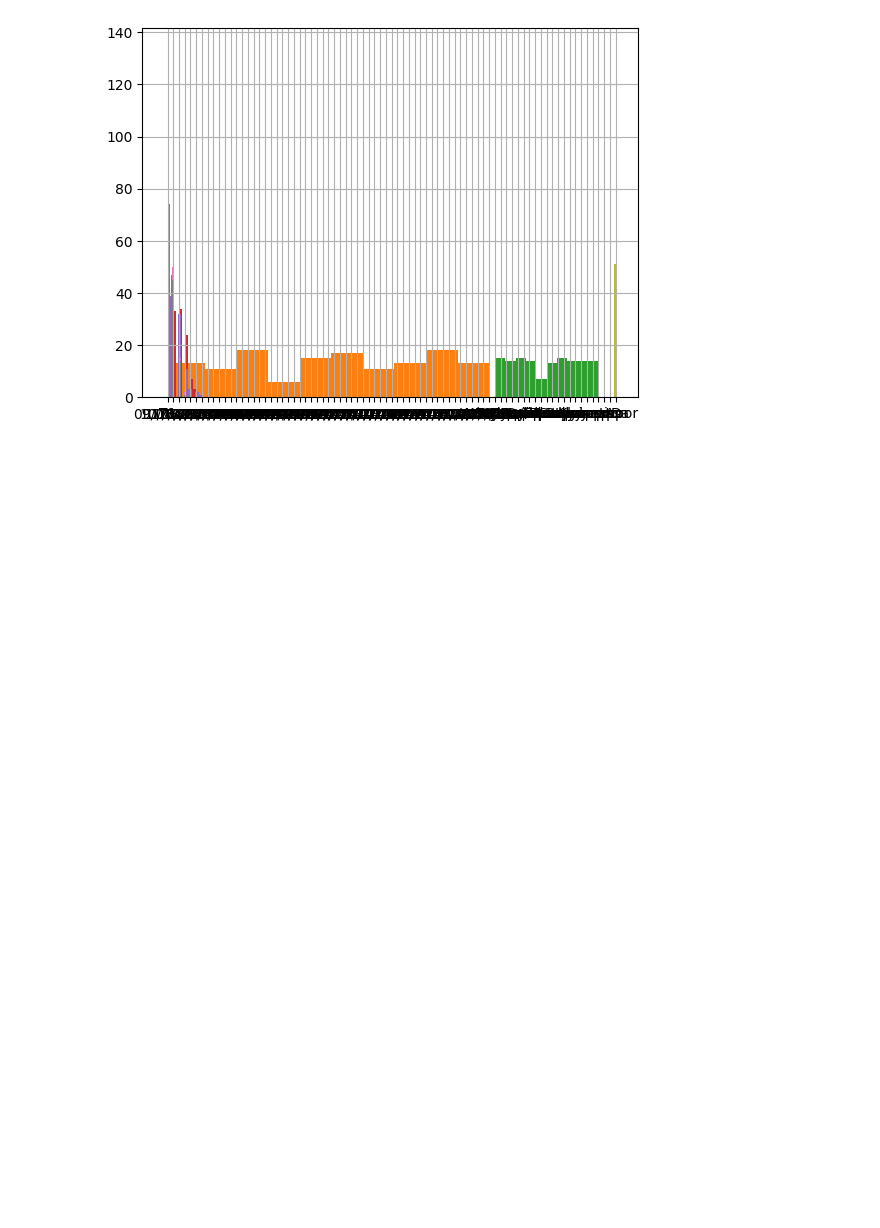
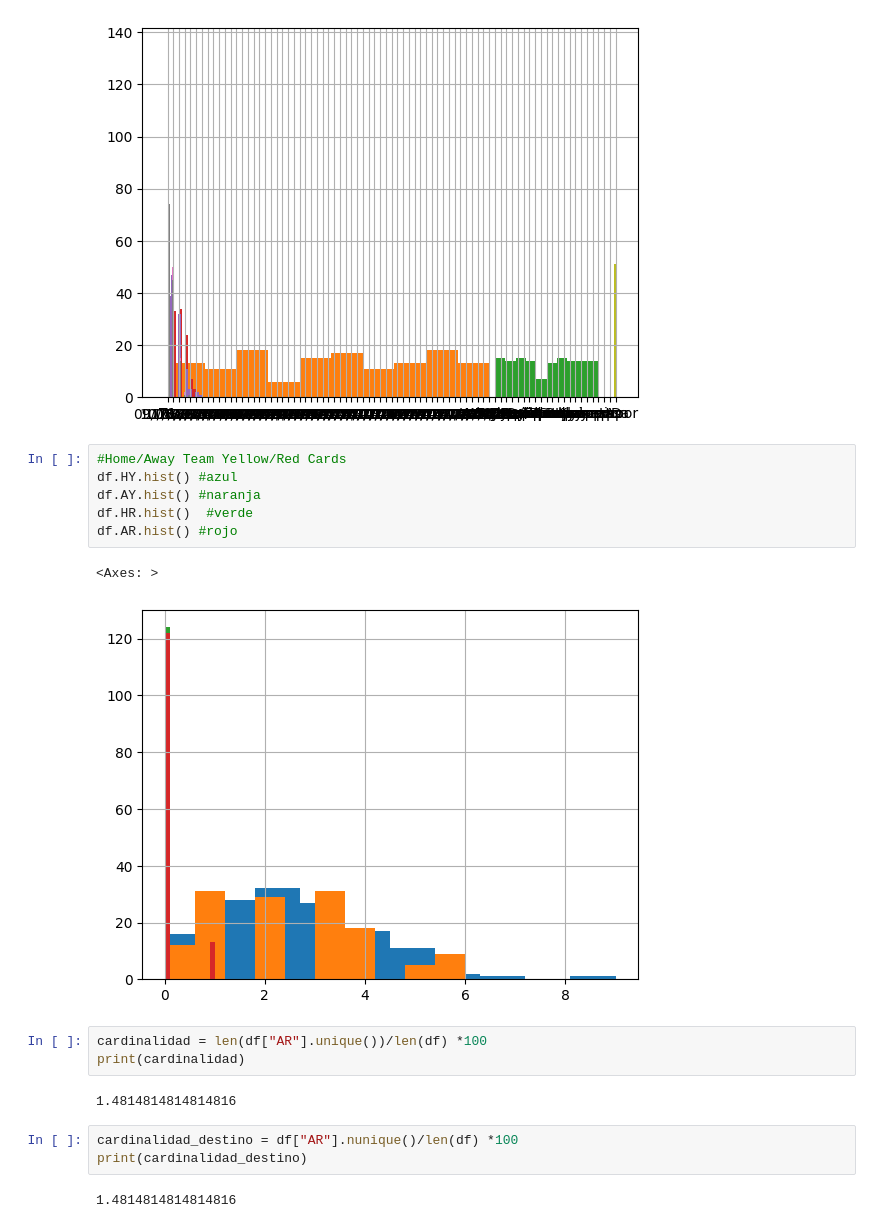
Before and after one commit to Angie-are/ONLINE_DS_THEBRIDGE_CURSO, a Jupyter notebook: Project_Break_I__EDA/0-Proyecto_EDA.ipynb, the cells around one changed output. Drawn from its saved outputs; the diff is of its cells as text; blank space fills up the shorter version.

```diff
--- a/Project_Break_I__EDA/0-Proyecto_EDA.ipynb
+++ b/Project_Break_I__EDA/0-Proyecto_EDA.ipynb
@@ -221,3 +221,22 @@ df.HTR.hist() #Half Time Result (H= Home win, D=Draw, A =Away Win)
 # %% [output]
 <Axes: >
 [figure]
+# %%
+#Home/Away Team Yellow/Red Cards
+df.HY.hist() #azul
+df.AY.hist() #naranja
+df.HR.hist()  #verde
+df.AR.hist() #rojo
+# %% [output]
+<Axes: >
+[figure, added]
+# %%
+cardinalidad = len(df["AR"].unique())/len(df) *100
+print(cardinalidad)
+# %% [output]
+1.4814814814814816
+# %%
+cardinalidad_destino = df["AR"].nunique()/len(df) *100
+print(cardinalidad_destino)
+# %% [output]
+1.4814814814814816
```
